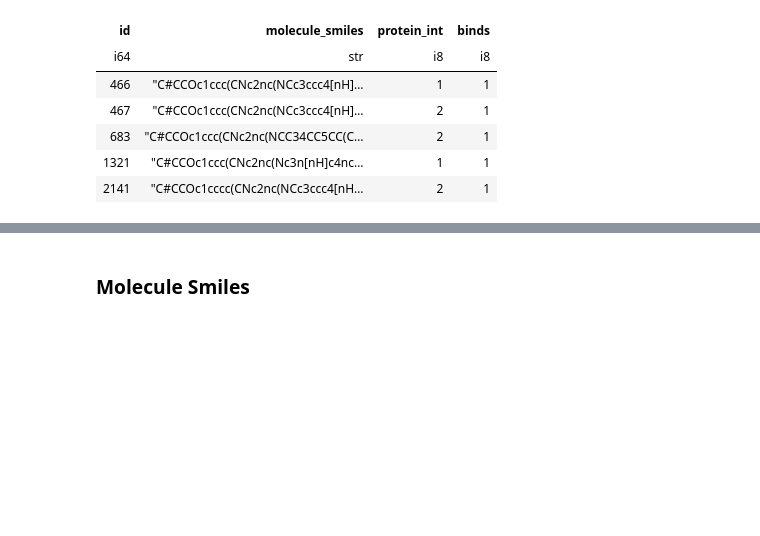
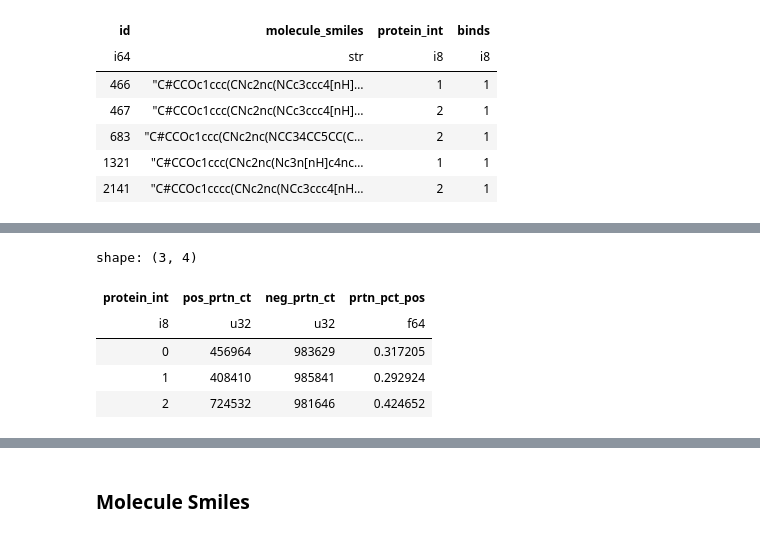
Before and after one commit to btcain4/leash-bio-ai, a Jupyter notebook: notebooks/04_gold_eda.ipynb, the cells around one changed output, grey strips where cells are left out. Saved outputs shown, nothing was run; the diff lists cells and outputs as text; code cells hidden in the pictures; blank space fills up the shorter version.

```diff
--- a/notebooks/04_gold_eda.ipynb
+++ b/notebooks/04_gold_eda.ipynb
@@ -27,0 +30,32 @@ shape: (5, 4)
+# %%
+pos_prtn_ct = (silver_df
+               .filter(pl.col("binds") == 1)
+               .group_by("protein_int")
+               .count()
+               .rename({"count":"pos_prtn_ct"}))
+
+neg_prtn_ct = (silver_df
+               .filter(pl.col("binds") == 0)
+               .group_by("protein_int")
+               .count()
+               .rename({"count":"neg_prtn_ct"}))
+
+tot_prtn_ct = (pos_prtn_ct
+               .join(
+                   other=neg_prtn_ct,
+                   how="inner",
+                   on="protein_int"))
+
+tot_prtn_ct = (tot_prtn_ct
+               .with_columns(
+                   prtn_pct_pos=pl.col("pos_prtn_ct") / (pl.col("pos_prtn_ct") + pl.col("neg_prtn_ct")))
+                .sort(by="protein_int", descending=False))
+
+tot_prtn_ct.head()
+# %% [output]
+shape: (3, 4)
+| protein_int | pos_prtn_ct | neg_prtn_ct | prtn_pct_pos |
+| i8 | u32 | u32 | f64 |
+| 0 | 456964 | 983629 | 0.317205 |
+| 1 | 408410 | 985841 | 0.292924 |
+| 2 | 724532 | 981646 | 0.424652 |
```
Also changed, not shown: parts of 5 cells of this notebook.
